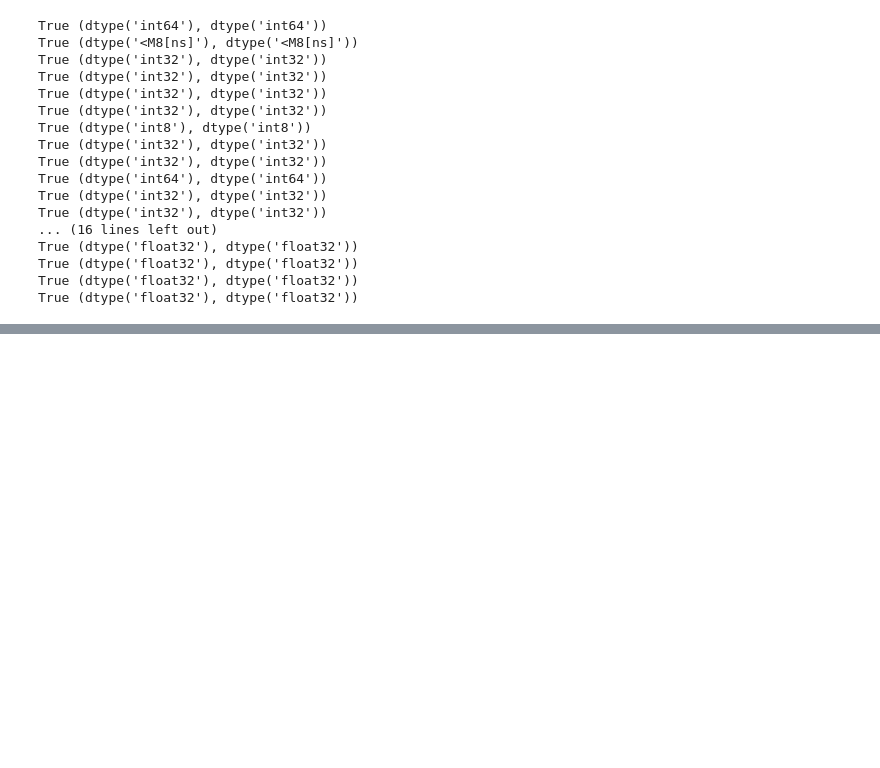
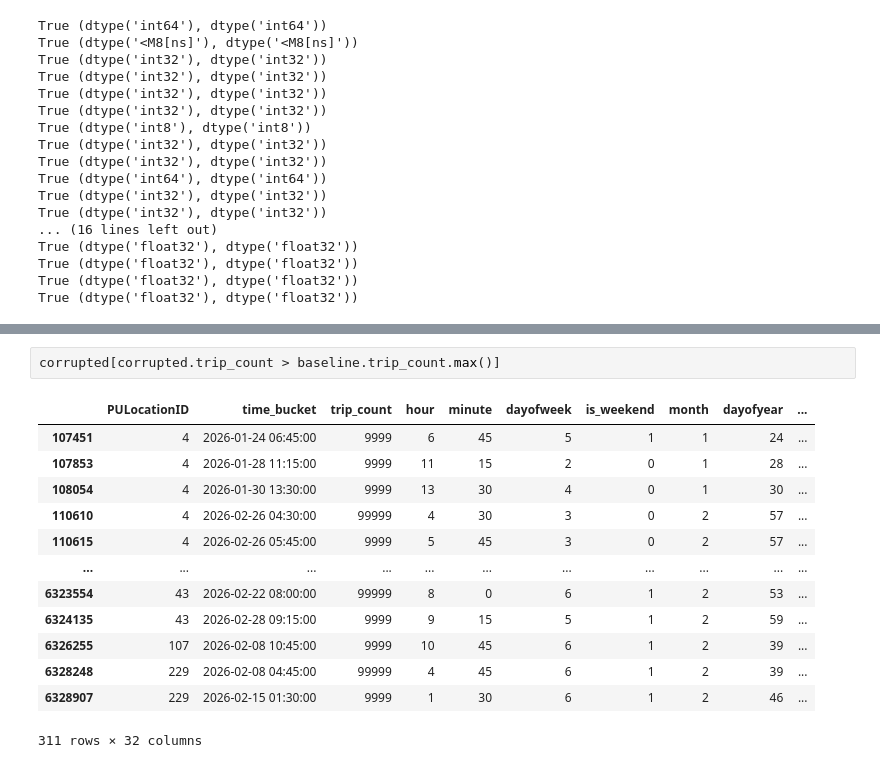
Before and after one commit to auto-d/k8s-taxi, a Jupyter notebook: eda.ipynb, the cells around one changed output, grey strips where cells are left out. Cells and saved outputs as stored; diff of their text form; blank space fills up the shorter version.

```diff
--- a/eda.ipynb
+++ b/eda.ipynb
@@ -162,0 +210,16 @@ True (dtype('float32'), dtype('float32'))
+# %%
+corrupted[corrupted.trip_count > baseline.trip_count.max()]
+# %% [output]
+|  | PULocationID | time_bucket | trip_count | hour | minute | dayofweek | is_weekend | month | dayofyear | ... |
+| 107451 | 4 | 2026-01-24 06:45:00 | 9999 | 6 | 45 | 5 | 1 | 1 | 24 | ... |
+| 107853 | 4 | 2026-01-28 11:15:00 | 9999 | 11 | 15 | 2 | 0 | 1 | 28 | ... |
+| 108054 | 4 | 2026-01-30 13:30:00 | 9999 | 13 | 30 | 4 | 0 | 1 | 30 | ... |
+| 110610 | 4 | 2026-02-26 04:30:00 | 99999 | 4 | 30 | 3 | 0 | 2 | 57 | ... |
+| 110615 | 4 | 2026-02-26 05:45:00 | 9999 | 5 | 45 | 3 | 0 | 2 | 57 | ... |
+| ... | ... | ... | ... | ... | ... | ... | ... | ... | ... | ... |
+| 6323554 | 43 | 2026-02-22 08:00:00 | 99999 | 8 | 0 | 6 | 1 | 2 | 53 | ... |
+| 6324135 | 43 | 2026-02-28 09:15:00 | 9999 | 9 | 15 | 5 | 1 | 2 | 59 | ... |
+| 6326255 | 107 | 2026-02-08 10:45:00 | 9999 | 10 | 45 | 6 | 1 | 2 | 39 | ... |
+| 6328248 | 229 | 2026-02-08 04:45:00 | 99999 | 4 | 45 | 6 | 1 | 2 | 39 | ... |
+| 6328907 | 229 | 2026-02-15 01:30:00 | 9999 | 1 | 30 | 6 | 1 | 2 | 46 | ... |
+311 rows × 32 columns
```
Also changed, not shown: parts of 7 cells of this notebook.
